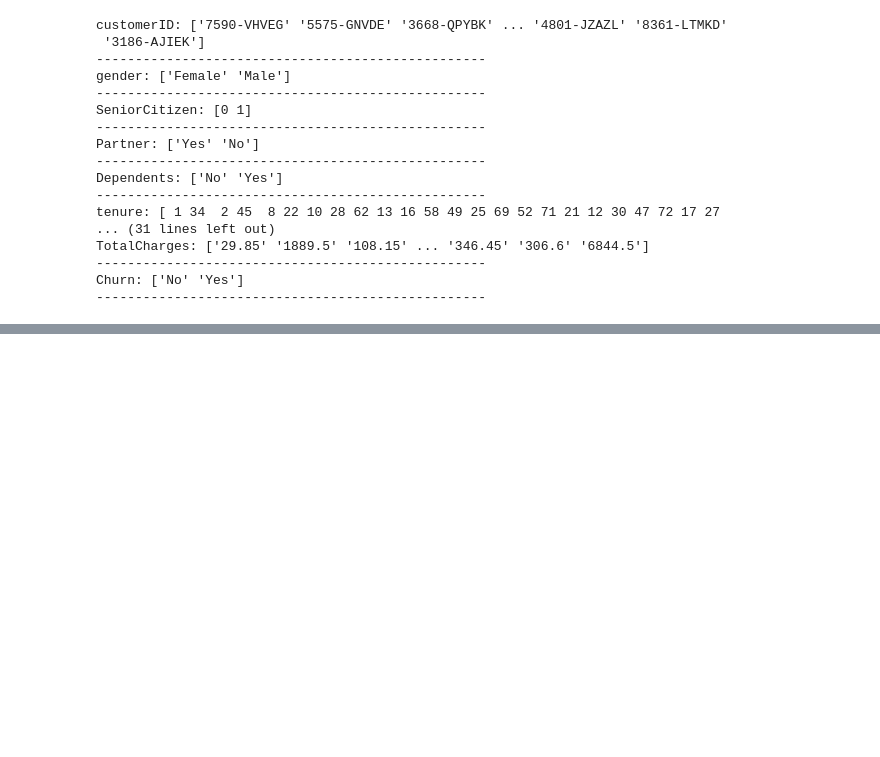
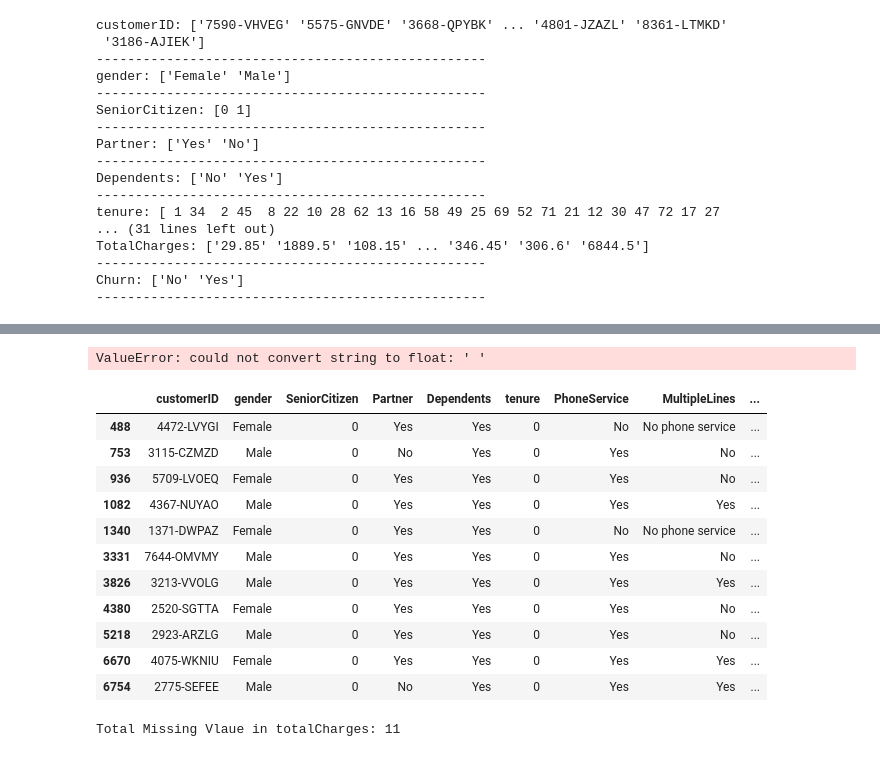
Before and after one commit to aswindcu2025/churn_prediction_telecom_ds, a Jupyter notebook: Pre-EDA.ipynb, the cells around one changed output, grey strips where cells are left out. Saved outputs shown, nothing was run; the diff lists cells and outputs as text; code cells hidden in the pictures; blank space fills up the shorter version.

```diff
--- a/Pre-EDA.ipynb
+++ b/Pre-EDA.ipynb
@@ -81,0 +102,23 @@ Churn: ['No' 'Yes']
+# %%
+# But there seems to be " " Value detected, but not detected as Missing, because it only consider NAN as missing.
+df['TotalCharges']= df['TotalCharges'].astype(float)
+# %% [output]
+ValueError: could not convert string to float: ' '
+# %%
+# you can see missing value that not detected and total count:
+display(df[df["TotalCharges"]==" "])
+print("Total Missing Vlaue in totalCharges:",len(df[df["TotalCharges"]==" "]))
+# %% [output]
+|  | customerID | gender | SeniorCitizen | Partner | Dependents | tenure | PhoneService | MultipleLines | ... |
+| 488 | 4472-LVYGI | Female | 0 | Yes | Yes | 0 | No | No phone service | ... |
+| 753 | 3115-CZMZD | Male | 0 | No | Yes | 0 | Yes | No | ... |
+| 936 | 5709-LVOEQ | Female | 0 | Yes | Yes | 0 | Yes | No | ... |
+| 1082 | 4367-NUYAO | Male | 0 | Yes | Yes | 0 | Yes | Yes | ... |
+| 1340 | 1371-DWPAZ | Female | 0 | Yes | Yes | 0 | No | No phone service | ... |
+| 3331 | 7644-OMVMY | Male | 0 | Yes | Yes | 0 | Yes | No | ... |
+| 3826 | 3213-VVOLG | Male | 0 | Yes | Yes | 0 | Yes | Yes | ... |
+| 4380 | 2520-SGTTA | Female | 0 | Yes | Yes | 0 | Yes | No | ... |
+| 5218 | 2923-ARZLG | Male | 0 | Yes | Yes | 0 | Yes | No | ... |
+| 6670 | 4075-WKNIU | Female | 0 | Yes | Yes | 0 | Yes | Yes | ... |
+| 6754 | 2775-SEFEE | Male | 0 | No | Yes | 0 | Yes | Yes | ... |
+Total Missing Vlaue in totalCharges: 11
```
Also changed, not shown: parts of 8 cells of this notebook.
